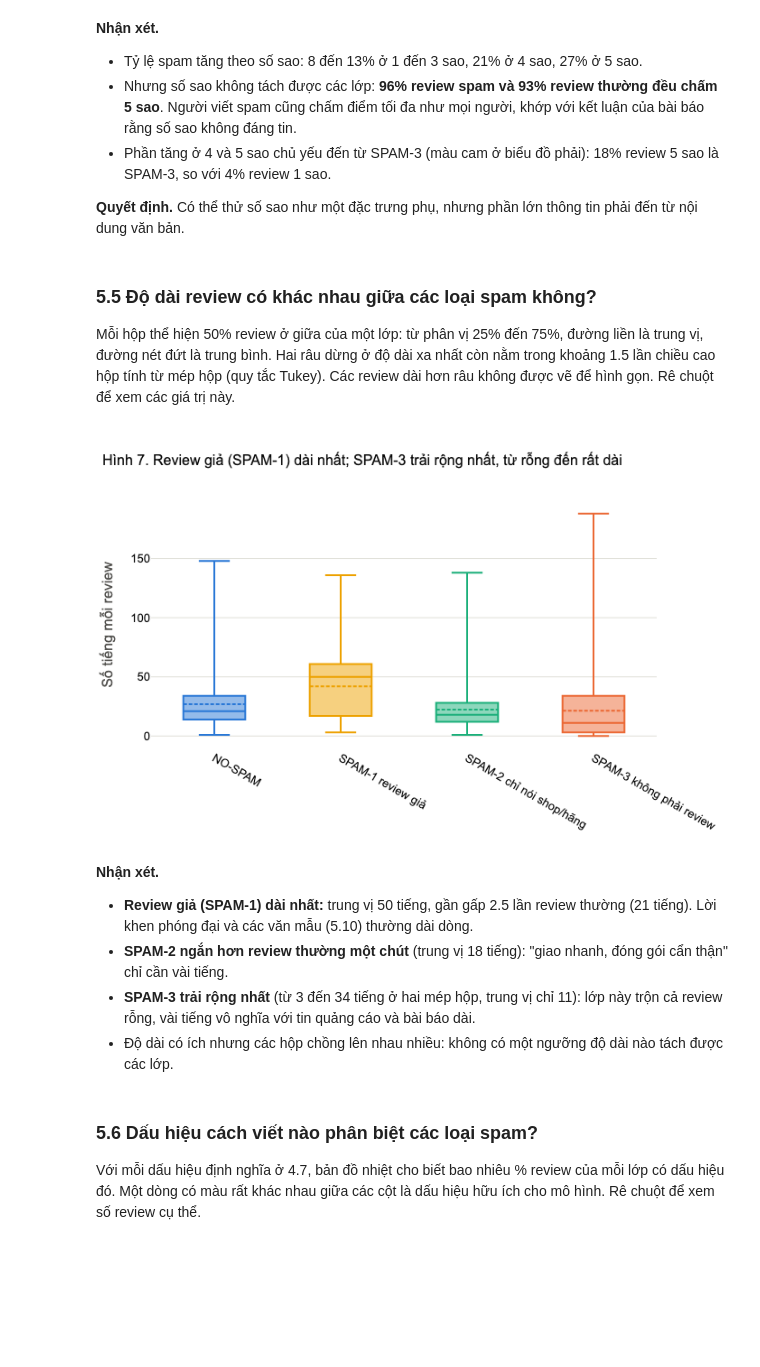
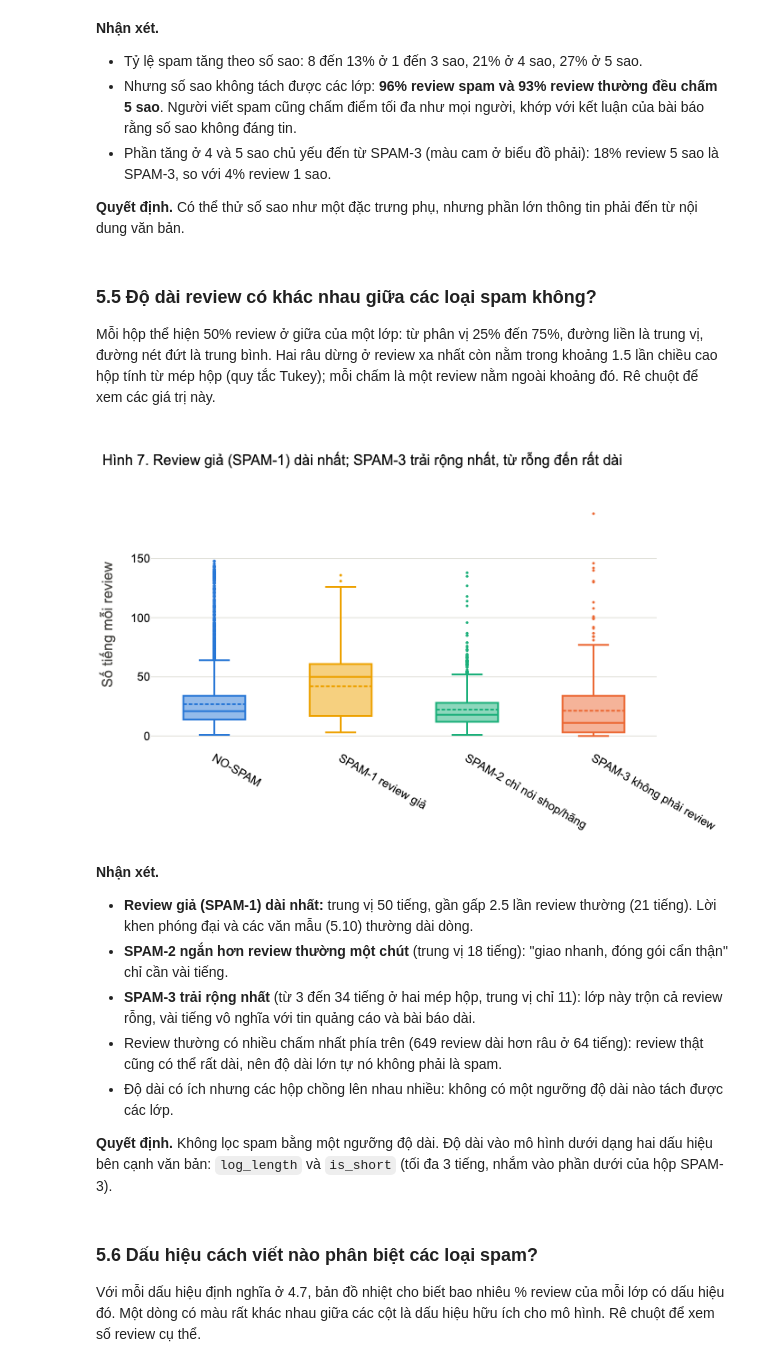
Before and after one commit to trthminh/CO5177, a Jupyter notebook: notebooks/text.ipynb, the cells around one changed output. Cells and saved outputs as stored; diff of their text form; code cells hidden in the pictures; blank space fills up the shorter version.

```diff
--- a/notebooks/text.ipynb
+++ b/notebooks/text.ipynb
@@ -1065,22 +1117,25 @@ show_fig(fig, "Spam nhiều hơn ở 4 và 5 sao, nhưng số sao thấp vẫn c
 # %% [markdown]
 ### 5.5 Độ dài review có khác nhau giữa các loại spam không?
 
-Mỗi hộp thể hiện 50% review ở giữa của một lớp: từ phân vị 25% đến 75%, đường liền là trung vị, đường nét đứt là trung bình. Hai râu dừng ở độ dài xa nhất còn nằm trong khoảng 1.5 lần chiều cao hộp tính từ mép hộp (quy tắc Tukey). Các review dài hơn râu không được vẽ để hình gọn. Rê chuột để xem các giá trị này.
+Mỗi hộp thể hiện 50% review ở giữa của một lớp: từ phân vị 25% đến 75%, đường liền là trung vị, đường nét đứt là trung bình. Hai râu dừng ở review xa nhất còn nằm trong khoảng 1.5 lần chiều cao hộp tính từ mép hộp (quy tắc Tukey); mỗi chấm là một review nằm ngoài khoảng đó. Rê chuột để xem các giá trị này.
 # %%
 fig = go.Figure()
 for type_name in TYPE_NAMES.values():
     fig.add_trace(go.Box(y=train.loc[train["type_name"] == type_name, "n_syllables"], name=type_name,
-                         marker_color=TYPE_COLORS[type_name], boxmean=True, boxpoints=False))
+                         marker_color=TYPE_COLORS[type_name], boxmean=True, boxpoints="outliers", marker_size=3))
 show_fig(fig, "Review giả (SPAM-1) dài nhất; SPAM-3 trải rộng nhất, từ rỗng đến rất dài",
          yaxis_title="Số tiếng mỗi review", height=460, showlegend=False)
 # %% [output]
-[figure, old version]
+[figure, new version]
 # %% [markdown]
 **Nhận xét.**
 - **Review giả (SPAM-1) dài nhất:** trung vị 50 tiếng, gần gấp 2.5 lần review thường (21 tiếng). Lời khen phóng đại và các văn mẫu (5.10) thường dài dòng.
 - **SPAM-2 ngắn hơn review thường một chút** (trung vị 18 tiếng): "giao nhanh, đóng gói cẩn thận" chỉ cần vài tiếng.
 - **SPAM-3 trải rộng nhất** (từ 3 đến 34 tiếng ở hai mép hộp, trung vị chỉ 11): lớp này trộn cả review rỗng, vài tiếng vô nghĩa với tin quảng cáo và bài báo dài.
+- Review thường có nhiều chấm nhất phía trên (649 review dài hơn râu ở 64 tiếng): review thật cũng có thể rất dài, nên độ dài lớn tự nó không phải là spam.
 - Độ dài có ích nhưng các hộp chồng lên nhau nhiều: không có một ngưỡng độ dài nào tách được các lớp.
+
+**Quyết định.** Không lọc spam bằng một ngưỡng độ dài. Độ dài vào mô hình dưới dạng hai dấu hiệu bên cạnh văn bản: `log_length` và `is_short` (tối đa 3 tiếng, nhắm vào phần dưới của hộp SPAM-3).
 # %% [markdown]
 ### 5.6 Dấu hiệu cách viết nào phân biệt các loại spam?
 
```
Also changed, not shown: parts of 32 cells of this notebook, 20 other files.
